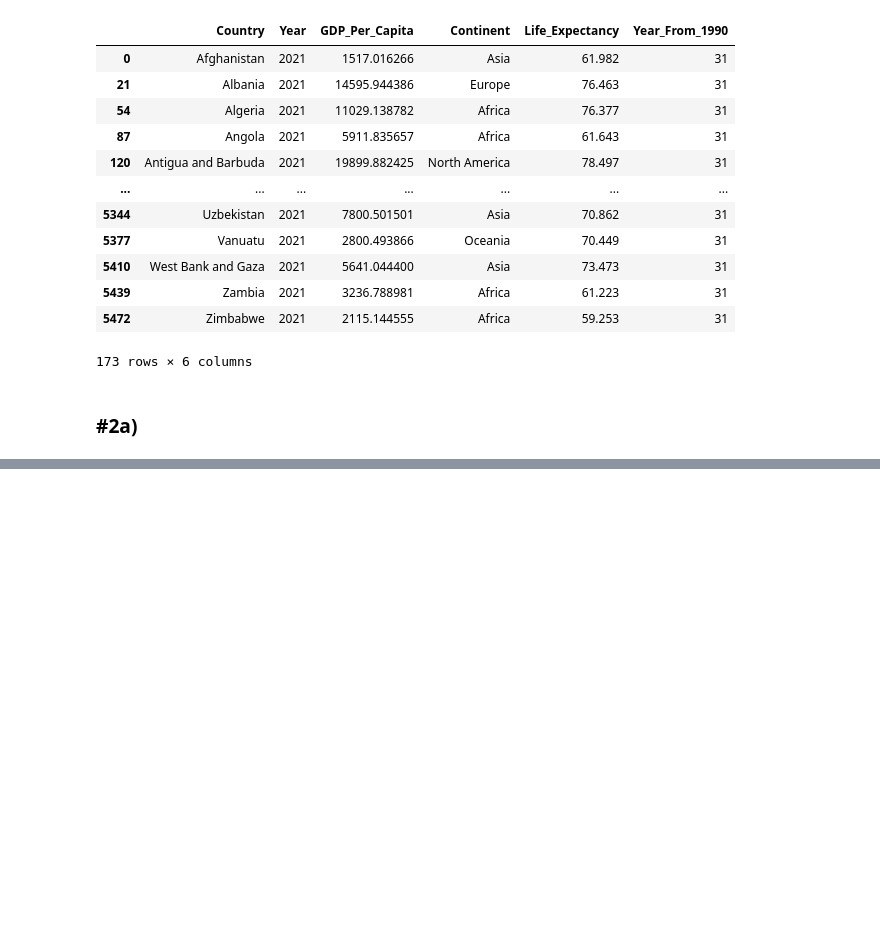
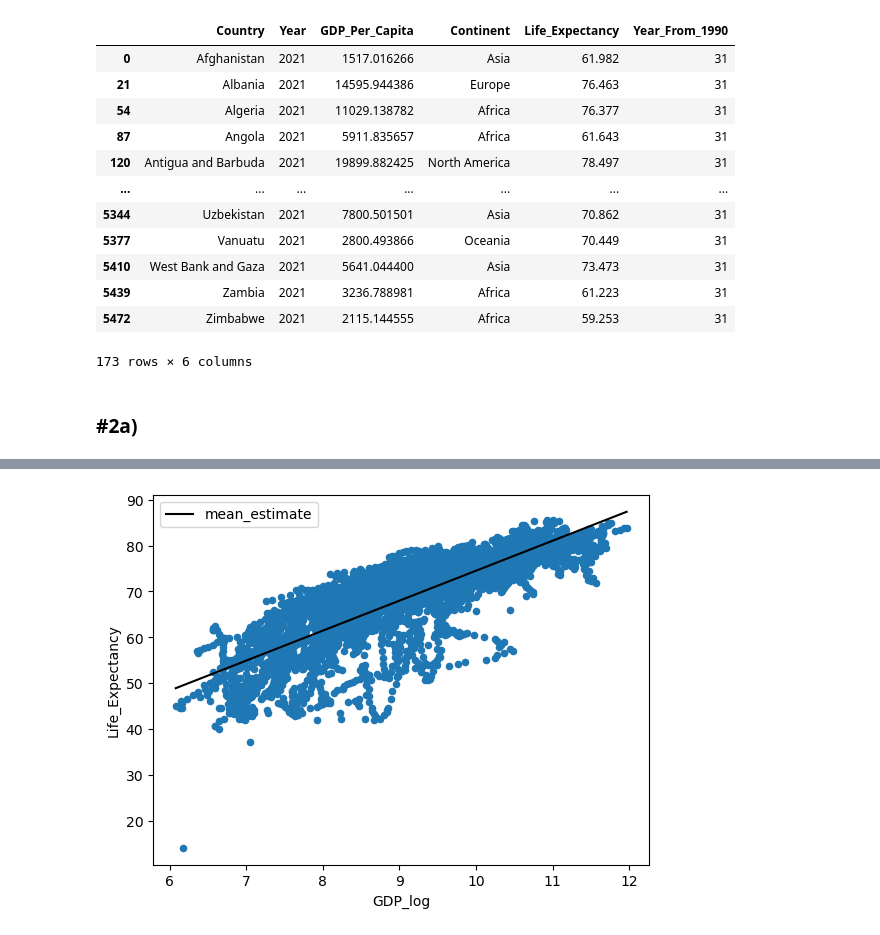
Before and after one commit to nss-data-science-cohort-8/un-linear-regression-ThomasDavis4757, a Jupyter notebook: notebooks/LinearRegressionPractice.ipynb, the cells around one changed output, grey strips where cells are left out. Drawn from its saved outputs; the diff is of its cells as text; code cells hidden in the pictures; blank space fills up the shorter version.

```diff
--- a/notebooks/LinearRegressionPractice.ipynb
+++ b/notebooks/LinearRegressionPractice.ipynb
@@ -152,0 +398,2 @@ life_exp_GDP = smf.ols("Life_Expectancy ~ GDP_Per_Capita", data=gdp_le_2021).fit
+# %%
+gdp_le['GDP_log'] = np.log(gdp_le['GDP_Per_Capita'])
@@ -152,0 +416,3 @@ life_exp_GDP = smf.ols("Life_Expectancy ~ GDP_Per_Capita", data=gdp_le_2021).fit
+# %%
+life_exp_GDP_log_all = smf.ols("Life_Expectancy ~ GDP_log", data=gdp_le).fit()
+life_exp_GDP_log_all.summary()
@@ -152,0 +439,14 @@ life_exp_GDP = smf.ols("Life_Expectancy ~ GDP_Per_Capita", data=gdp_le_2021).fit
+# %%
+pred_df_log = pd.DataFrame(
+    {
+        'GDP_log': np.linspace(start=gdp_le['GDP_log'].min(), stop=gdp_le['GDP_log'].max())
+    }
+)
+
+pred_df_log['mean_estimate'] = life_exp_GDP_log_all.predict(pred_df_log)
+# %%
+fig, ax = plt.subplots()
+gdp_le.plot(kind="scatter", x="GDP_log", y="Life_Expectancy", ax=ax)
+pred_df_log.plot(kind="line", x="GDP_log", y="mean_estimate", color="black", ax=ax);
+# %% [output]
+[figure, added]
```
Also changed, not shown: parts of 42 cells of this notebook.
